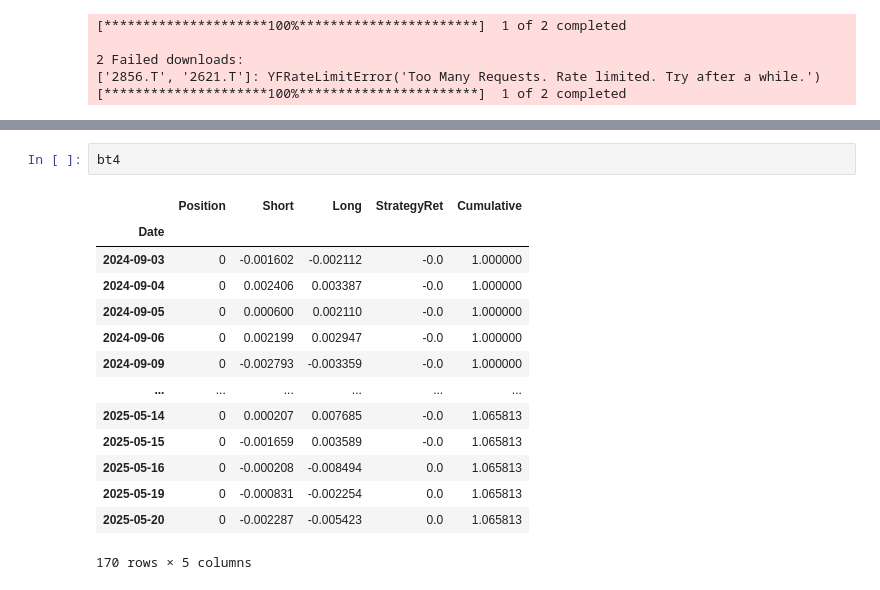
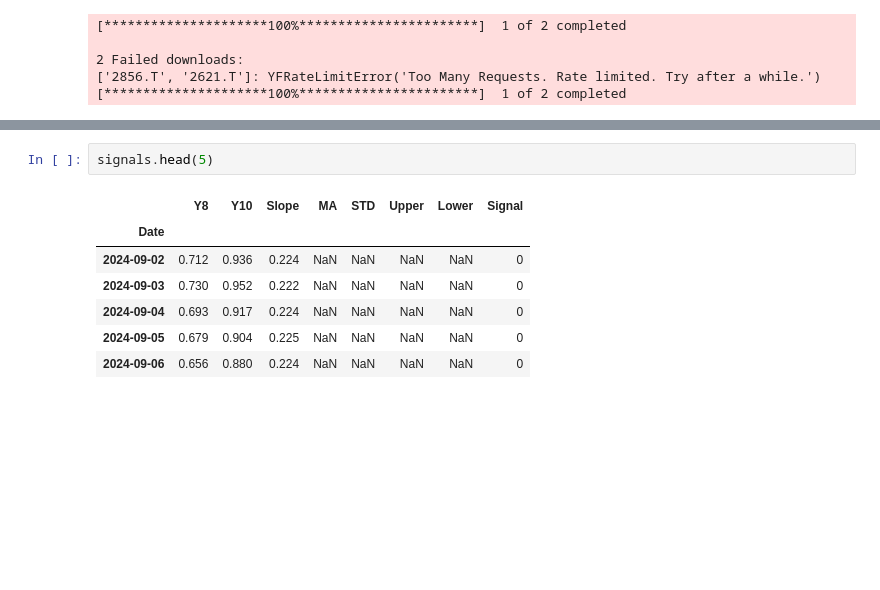
Before and after one commit to tenofovir/stock_analysis_tool, a Jupyter notebook: Quant.ipynb, the cells around one changed output, grey strips where cells are left out. Cells and saved outputs as stored; diff of their text form; blank space fills up the shorter version.

```diff
--- a/Quant.ipynb
+++ b/Quant.ipynb
@@ -1196,17 +868,10 @@ cumulative return is: 6.58128592538012
 # %%
-bt4
+signals.head(5)
 # %% [output]
-|  | Position | Short | Long | StrategyRet | Cumulative |
-| Date |  |  |  |  |  |
-| 2024-09-03 | 0 | -0.001602 | -0.002112 | -0.0 | 1.000000 |
-| 2024-09-04 | 0 | 0.002406 | 0.003387 | -0.0 | 1.000000 |
-| 2024-09-05 | 0 | 0.000600 | 0.002110 | -0.0 | 1.000000 |
-| 2024-09-06 | 0 | 0.002199 | 0.002947 | -0.0 | 1.000000 |
-| 2024-09-09 | 0 | -0.002793 | -0.003359 | -0.0 | 1.000000 |
-| ... | ... | ... | ... | ... | ... |
-| 2025-05-14 | 0 | 0.000207 | 0.007685 | -0.0 | 1.065813 |
-| 2025-05-15 | 0 | -0.001659 | 0.003589 | -0.0 | 1.065813 |
-| 2025-05-16 | 0 | -0.000208 | -0.008494 | 0.0 | 1.065813 |
-| 2025-05-19 | 0 | -0.000831 | -0.002254 | 0.0 | 1.065813 |
-| 2025-05-20 | 0 | -0.002287 | -0.005423 | 0.0 | 1.065813 |
+|  | Y8 | Y10 | Slope | MA | STD | Upper | Lower | Signal |
+| Date |  |  |  |  |  |  |  |  |
+| 2024-09-02 | 0.712 | 0.936 | 0.224 | NaN | NaN | NaN | NaN | 0 |
+| 2024-09-03 | 0.730 | 0.952 | 0.222 | NaN | NaN | NaN | NaN | 0 |
+| 2024-09-04 | 0.693 | 0.917 | 0.224 | NaN | NaN | NaN | NaN | 0 |
+| 2024-09-05 | 0.679 | 0.904 | 0.225 | NaN | NaN | NaN | NaN | 0 |
+| 2024-09-06 | 0.656 | 0.880 | 0.224 | NaN | NaN | NaN | NaN | 0 |
-170 rows × 5 columns
```
Also changed, not shown: parts of 22 cells of this notebook.
